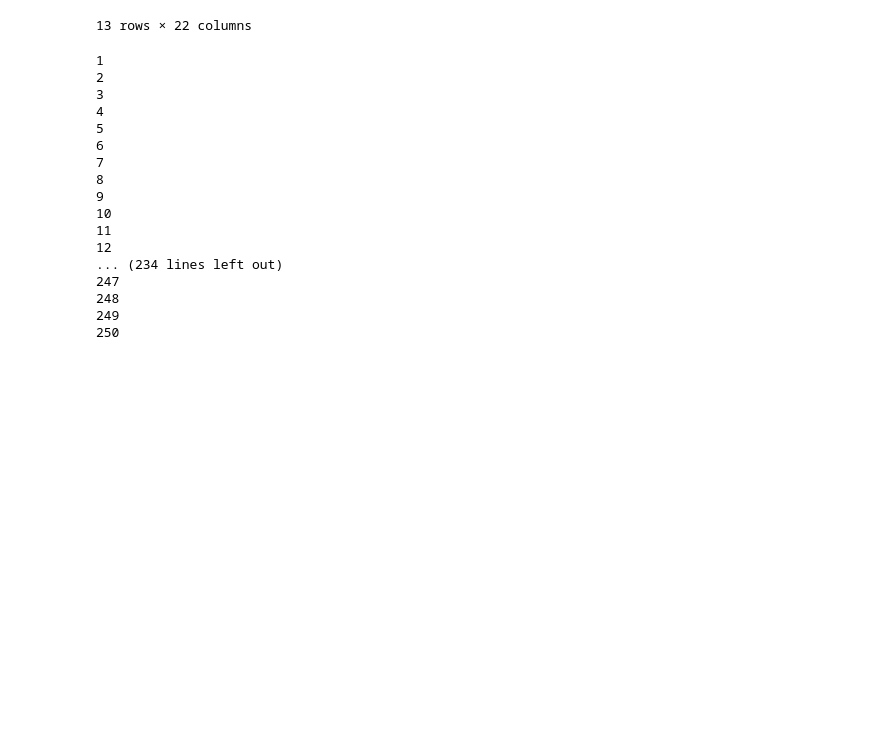
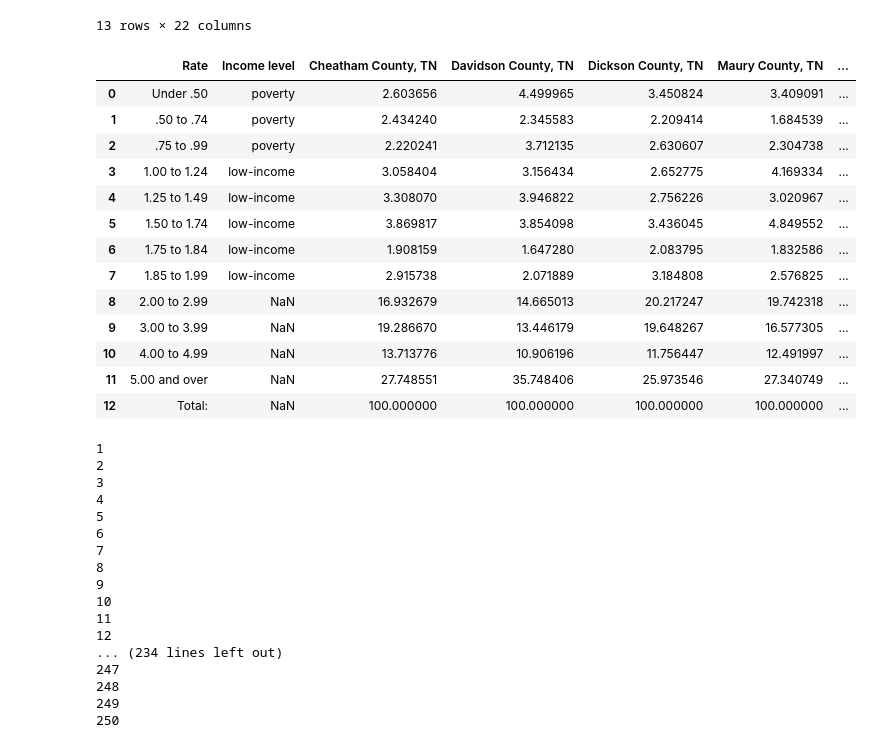
Before and after one commit to kahartley1/first_births, a Jupyter notebook: Notebooks/Capstone.ipynb, the cells around one changed output. Cells and saved outputs as stored; diff of their text form; code cells hidden in the pictures; blank space fills up the shorter version.

```diff
--- a/Notebooks/Capstone.ipynb
+++ b/Notebooks/Capstone.ipynb
@@ -91,3 +91,20 @@ pov_data.round(2)  #rounding numbers to 2 decimal places
 | 11 | 5.00 and over | NaN | 27.75 | 2.80 | 35.75 | 1.23 | 25.97 | ... |
 | 12 | Total: | NaN | 100.00 | 3.78 | 100.00 | 1.57 | 100.00 | ... |
 13 rows × 22 columns
+# %%
+pov_data.drop(columns = ['Error', 'Error.1', 'Error.2', 'Error.3', 'Error.4', 'Error.5', 'Error.6', 'Error.7', 'Error.8', 'Error.9',])
+# %% [output]
+|  | Rate | Income level | Cheatham County, TN | Davidson County, TN | Dickson County, TN | Maury County, TN | ... |
+| 0 | Under .50 | poverty | 2.603656 | 4.499965 | 3.450824 | 3.409091 | ... |
+| 1 | .50 to .74 | poverty | 2.434240 | 2.345583 | 2.209414 | 1.684539 | ... |
+| 2 | .75 to .99 | poverty | 2.220241 | 3.712135 | 2.630607 | 2.304738 | ... |
+| 3 | 1.00 to 1.24 | low-income | 3.058404 | 3.156434 | 2.652775 | 4.169334 | ... |
+| 4 | 1.25 to 1.49 | low-income | 3.308070 | 3.946822 | 2.756226 | 3.020967 | ... |
+| 5 | 1.50 to 1.74 | low-income | 3.869817 | 3.854098 | 3.436045 | 4.849552 | ... |
+| 6 | 1.75 to 1.84 | low-income | 1.908159 | 1.647280 | 2.083795 | 1.832586 | ... |
+| 7 | 1.85 to 1.99 | low-income | 2.915738 | 2.071889 | 3.184808 | 2.576825 | ... |
+| 8 | 2.00 to 2.99 | NaN | 16.932679 | 14.665013 | 20.217247 | 19.742318 | ... |
+| 9 | 3.00 to 3.99 | NaN | 19.286670 | 13.446179 | 19.648267 | 16.577305 | ... |
+| 10 | 4.00 to 4.99 | NaN | 13.713776 | 10.906196 | 11.756447 | 12.491997 | ... |
+| 11 | 5.00 and over | NaN | 27.748551 | 35.748406 | 25.973546 | 27.340749 | ... |
+| 12 | Total: | NaN | 100.000000 | 100.000000 | 100.000000 | 100.000000 | ... |
```
Also changed, not shown: parts of 1 cell of this notebook.
